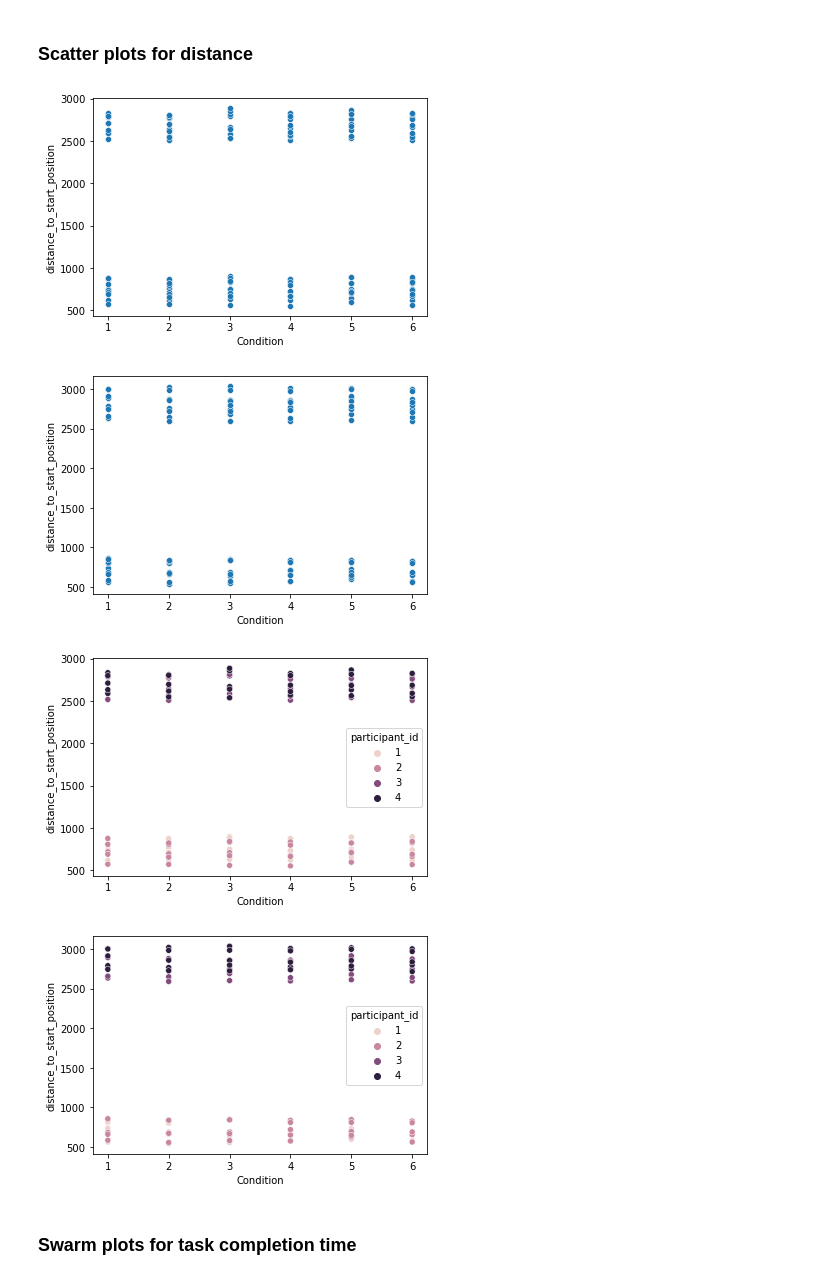
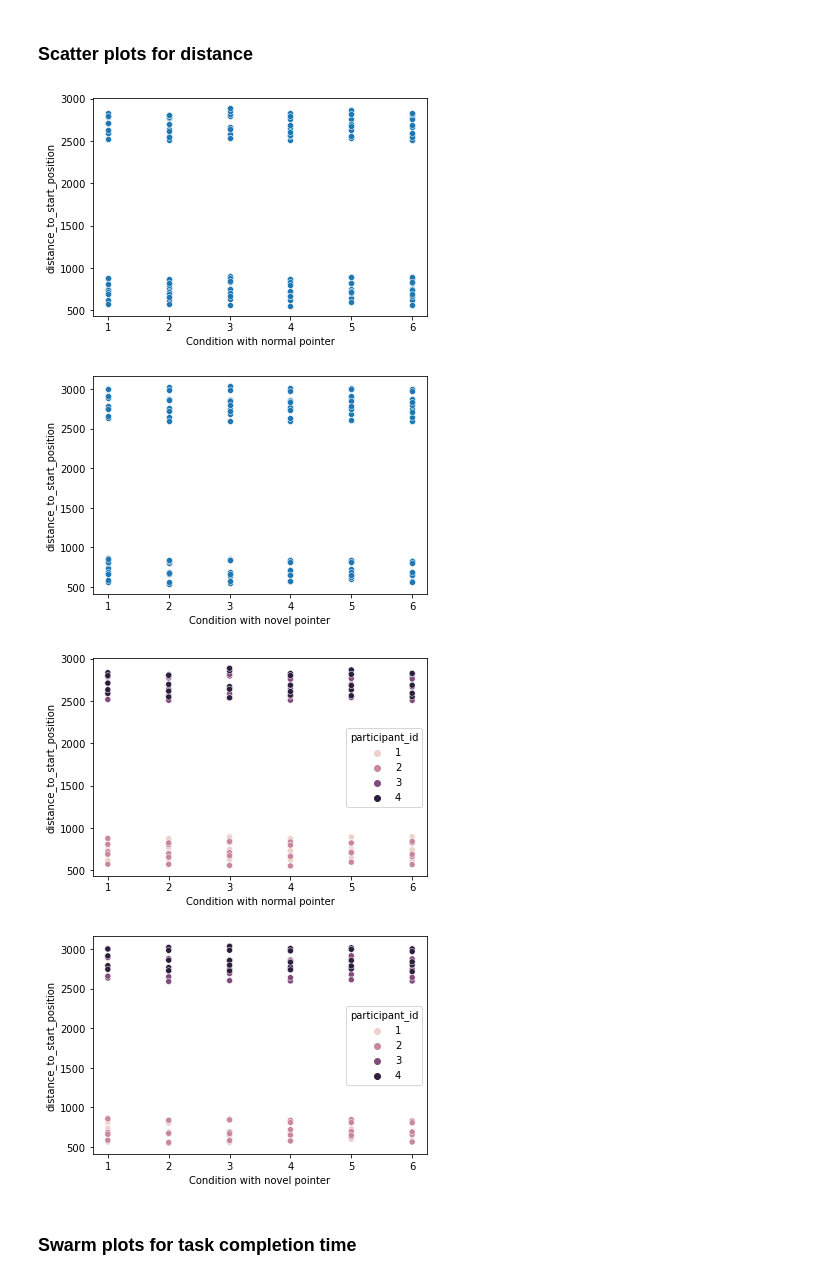
Before and after one commit to ITT-21SS-UR/assignment-04-sc, a Jupyter notebook: experiment/pointing_technique_experiment.ipynb, the cells around one changed output. Drawn from its saved outputs; the diff is of its cells as text; code cells hidden in the pictures.

```diff
--- a/experiment/pointing_technique_experiment.ipynb
+++ b/experiment/pointing_technique_experiment.ipynb
@@ -106,6 +106,8 @@ POINTER_NOVEL = "novel"
 CONDITION_LABEL = "Condition"
 POINTER_LABEL = "Pointer type"
 TASK_COMPLETION_TIME_LABEL = "Task completion time [ms]"
+WITH_NORMAL = " with normal pointer"
+WITH_NOVEL = " with novel pointer"
 # %% [markdown]
 ### Read csv file
 # %%
@@ -194,7 +196,8 @@ pointing_technique_table
 ### Filter the data with relevant columns for analysis of task completion time and save the result
 # %%
 filtered_data = pointing_technique_table[
-    [PARTICIPANT_ID, CONDITION, POINTER_TYPE, DISTANCE_TO_START_POSITION, IS_CIRCLE_CLICKED, IS_TARGET, TASK_COMPLETION_TIME]]
+    [PARTICIPANT_ID, CONDITION, POINTER_TYPE, DISTANCE_TO_START_POSITION, IS_CIRCLE_CLICKED, IS_TARGET,
+     TASK_COMPLETION_TIME]]
 
 filtered_data.to_csv("filtered_data.csv", index=False)
 
@@ -422,46 +423,46 @@ plt.show()
 ### Scatter plots for distance
 # %%
 scatter_plot_normal_con_dis = sns.scatterplot(
-    data = correct_clicks[correct_clicks[POINTER_TYPE] == POINTER_NORMAL],
-    x = CONDITION,
-    y = DISTANCE_TO_START_POSITION,
+    data=correct_clicks[correct_clicks[POINTER_TYPE] == POINTER_NORMAL],
+    x=CONDITION,
+    y=DISTANCE_TO_START_POSITION,
 )
-scatter_plot_normal_con_dis.set(xlabel = CONDITION_LABEL, ylabel = DISTANCE_TO_START_POSITION)
+scatter_plot_normal_con_dis.set(xlabel=CONDITION_LABEL + WITH_NORMAL, ylabel=DISTANCE_TO_START_POSITION)
 plt.show()
 # %% [output]
-[figure, old version]
+[figure, new version]
 # %%
 scatter_plot_novel_con_dis = sns.scatterplot(
-    data = correct_clicks[correct_clicks[POINTER_TYPE] == POINTER_NOVEL],
-    x = CONDITION,
-    y = DISTANCE_TO_START_POSITION,
+    data=correct_clicks[correct_clicks[POINTER_TYPE] == POINTER_NOVEL],
+    x=CONDITION,
+    y=DISTANCE_TO_START_POSITION,
 )
-scatter_plot_novel_con_dis.set(xlabel = CONDITION_LABEL, ylabel = DISTANCE_TO_START_POSITION)
+scatter_plot_novel_con_dis.set(xlabel=CONDITION_LABEL + WITH_NOVEL, ylabel=DISTANCE_TO_START_POSITION)
 plt.show()
 # %% [output]
-[figure, old version]
+[figure, new version]
 # %%
 scatter_plot_normal_ids_dis = sns.scatterplot(
-    data = correct_clicks[correct_clicks[POINTER_TYPE] == POINTER_NORMAL],
-    x = CONDITION,
-    y = DISTANCE_TO_START_POSITION,
-    hue = PARTICIPANT_ID,
+    data=correct_clicks[correct_clicks[POINTER_TYPE] == POINTER_NORMAL],
+    x=CONDITION,
+    y=DISTANCE_TO_START_POSITION,
+    hue=PARTICIPANT_ID,
 )
-scatter_plot_normal_ids_dis.set(xlabel = CONDITION_LABEL, ylabel = DISTANCE_TO_START_POSITION)
+scatter_plot_normal_ids_dis.set(xlabel=CONDITION_LABEL + WITH_NORMAL, ylabel=DISTANCE_TO_START_POSITION)
 plt.show()
 # %% [output]
-[figure, old version]
+[figure, new version]
 # %%
 scatter_plot_novel_ids_dis = sns.scatterplot(
-    data = correct_clicks[correct_clicks[POINTER_TYPE] == POINTER_NOVEL],
-    x = CONDITION,
-    y = DISTANCE_TO_START_POSITION,
-    hue = PARTICIPANT_ID,
+    data=correct_clicks[correct_clicks[POINTER_TYPE] == POINTER_NOVEL],
+    x=CONDITION,
+    y=DISTANCE_TO_START_POSITION,
+    hue=PARTICIPANT_ID,
 )
-scatter_plot_novel_ids_dis.set(xlabel = CONDITION_LABEL, ylabel = DISTANCE_TO_START_POSITION)
+scatter_plot_novel_ids_dis.set(xlabel=CONDITION_LABEL + WITH_NOVEL, ylabel=DISTANCE_TO_START_POSITION)
 plt.show()
 # %% [output]
-[figure, old version]
+[figure, new version]
 # %% [markdown]
 ### Swarm plots for task completion time
 # %%
```
Also changed, not shown: parts of 49 cells of this notebook, 1 other file.
